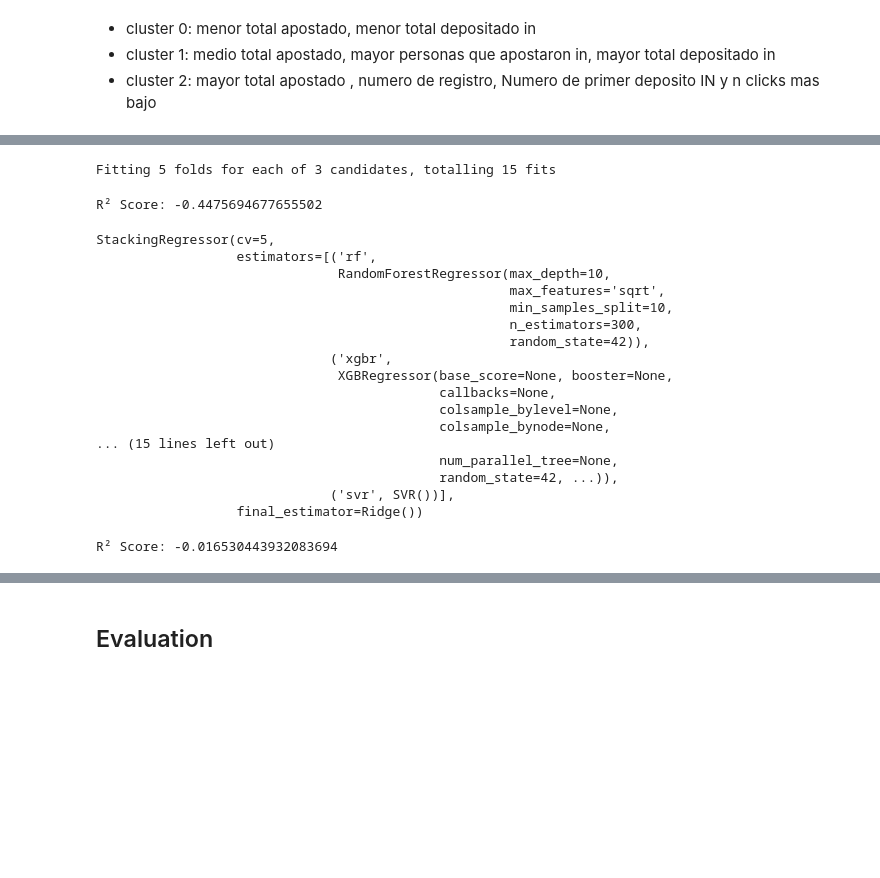
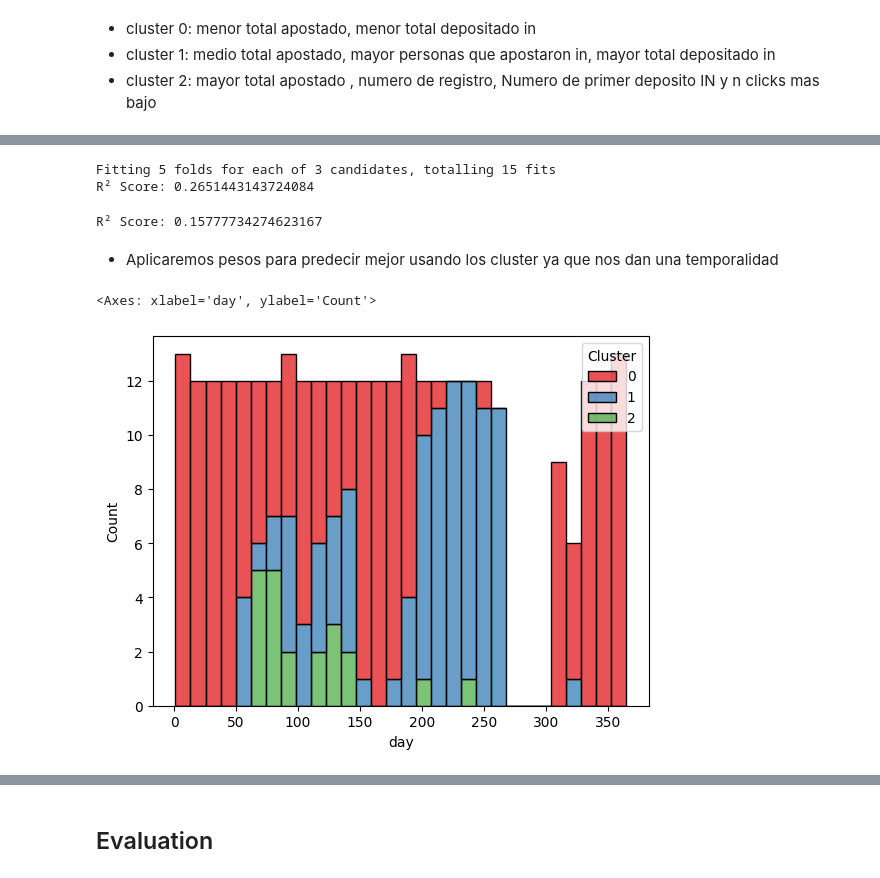
Before and after one commit to JuanParraG/datare, a Jupyter notebook: code.ipynb, the cells around one changed output, grey strips where cells are left out. Cells and saved outputs as stored; diff of their text form; code cells hidden in the pictures; blank space fills up the shorter version.

```diff
--- a/code.ipynb
+++ b/code.ipynb
@@ -389,5 +390,5 @@ Random Forest R² Score: 0.7157864920296138
 # %%
-data_clean1 = data_clean.copy()
+data_end = data_clean.copy()
 
 data_norm_X = pysqldf("""SELECT  julianday(Periodo),
                                         N_Registros_IN,
@@ -399,10 +400,8 @@ data_norm_X = pysqldf("""SELECT  julianday(Periodo),
                         FROM data_norm
                         WHERE N_Clicks IS NULL""")
 imputed_values = grid_search_KNN.predict(data_norm_X)
-
 predictions_no_normal = scaler_N_Clicks.inverse_transform(imputed_values.reshape(-1, 1))
-
-data_clean1.loc[data_norm['N_Clicks'].isnull(), 'N_Clicks'] = predictions_no_normal
+data_end.loc[data_norm['N_Clicks'].isnull(), 'N_Clicks'] = predictions_no_normal
 # %% [markdown]
 <ul>
 <li>Reemplazar valores nulos de N_Clicks con los que prediga el modelo KNN
@@ -743,28 +748,23 @@ R² Score: -0.4475694677655502
 # %%
-from sklearn.svm import SVR
-# Definir el modelo de Support Vector Regressor
+#Modelo SVR
 svr = SVR()
-
-# Definir los parámetros para el GridSearchCV
 param_grid = {
     'kernel': ['poly', 'rbf', 'sigmoid'],
 }
-# Configurar el GridSearchCV
+
 grid_search_svr = GridSearchCV(estimator=svr, param_grid=param_grid, cv=5, n_jobs=-1, verbose=2, scoring='r2')
 
-# Ajustar el GridSearchCV
 grid_search_svr.fit(X_train, y_train)
 best_svr = grid_search_svr.best_estimator_
+y_pred_svr = best_svr.predict(X_test)
+
+r2_svr = r2_score(y_test, y_pred_svr)
+print(f"R² Score: {r2_rf}")
 # %% [output]
 Fitting 5 folds for each of 3 candidates, totalling 15 fits
+R² Score: 0.2651443143724084
-# %%
-y_pred_svr = best_svr.predict(X_test)
-r2_svr = r2_score(y_test, y_pred_svr)
-print(f"R² Score: {r2_rf}")
-# %% [output]
-R² Score: -0.4475694677655502
 # %%
-from sklearn.ensemble import GradientBoostingRegressor, RandomForestRegressor, StackingRegressor
+#Modelo de ensamblado con Stacking
 estimators = [
     ('rf', best_rf),
     ('xgbr', best_xgbr),
@@ -774,28 +774,18 @@ from sklearn.linear_model import Ridge
 meta_model = Ridge()
 stacking_reg = StackingRegressor(estimators=estimators, final_estimator=meta_model, cv=5)
 stacking_reg.fit(X_train, y_train)
+y_pred_stacking = stacking_reg.predict(X_test)
+r2_stacking = r2_score(y_test, y_pred_stacking)
+print(f"R² Score: {r2_stacking}")
 # %% [output]
-StackingRegressor(cv=5,
-                  estimators=[('rf',
-                               RandomForestRegressor(max_depth=10,
-                                                     max_features='sqrt',
-                                                     min_samples_split=10,
-                                                     n_estimators=300,
-                                                     random_state=42)),
-                              ('xgbr',
-                               XGBRegressor(base_score=None, booster=None,
-                                            callbacks=None,
-                                            colsample_bylevel=None,
-                                            colsample_bynode=None,
-... (15 lines left out)
-                                            num_parallel_tree=None,
-                                            random_state=42, ...)),
-                              ('svr', SVR())],
-                  final_estimator=Ridge())
+R² Score: 0.15777734274623167
-# %%
-y_pred_stacking = stacking_reg.predict(X_test)
-r2_stacking = r2_score(y_test, y_pred_stacking)
-
-print(f"R² Score: {r2_stacking}")
-# %% [output]
-R² Score: -0.016530443932083694
+# %% [markdown]
+<ul>
+<li>Aplicaremos pesos para predecir mejor usando los cluster ya que nos dan una temporalidad
+# %%
+frecuencia_dias = train_data_X['day'].value_counts().sort_index()
+# Visualizar la distribución de los datos a lo largo del tiempo
+sns.histplot(data=train_data_X, x='day', hue='Cluster', multiple='stack', bins=30, palette='Set1')
+# %% [output]
+<Axes: xlabel='day', ylabel='Count'>
+[figure, added]
```
Also changed, not shown: parts of 32 cells of this notebook.
